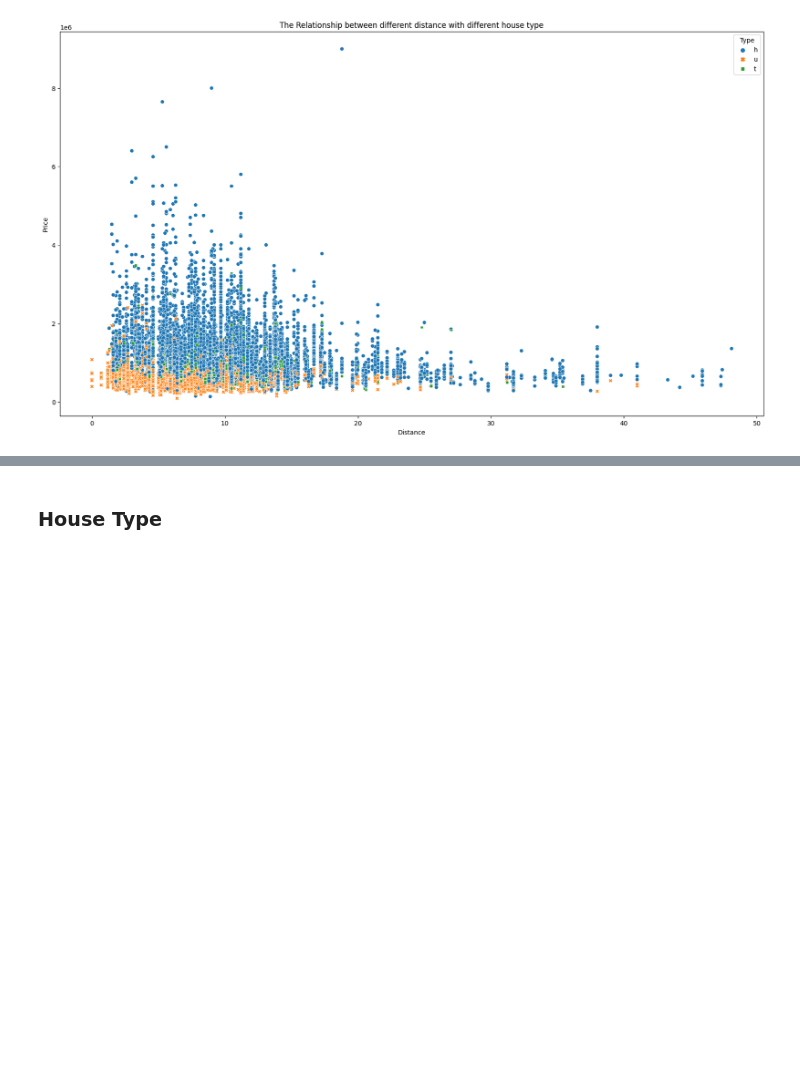
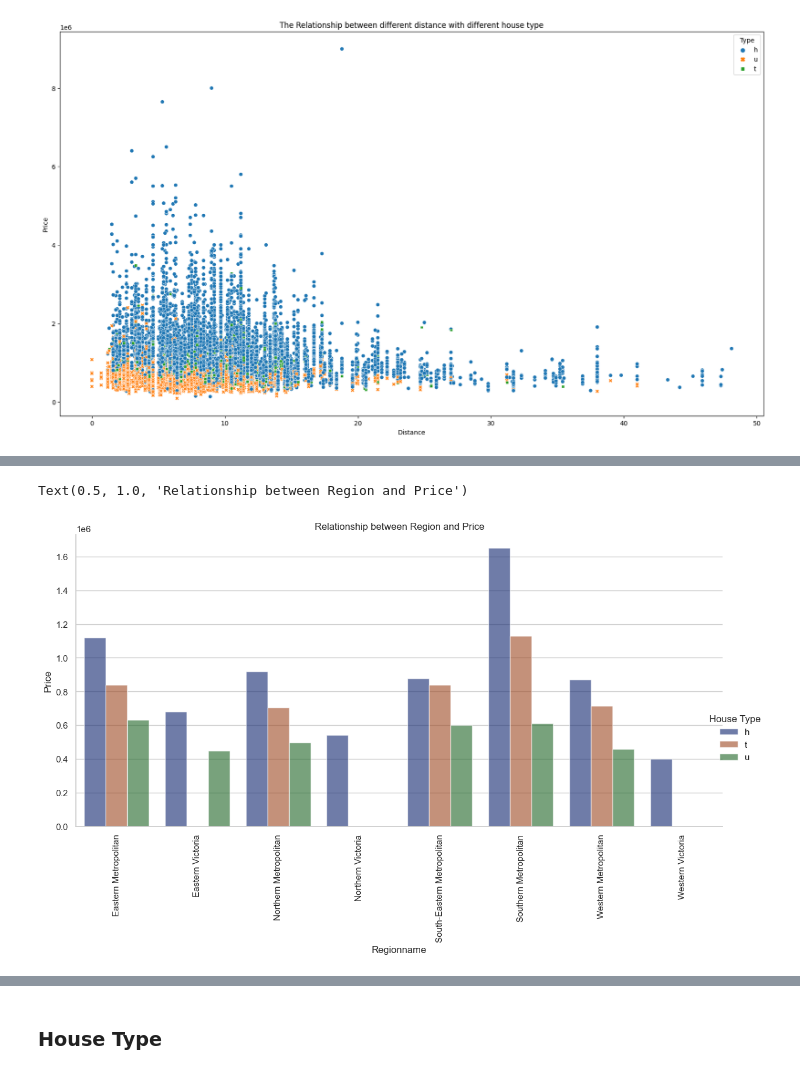
Before and after one commit to jingyun0312/Melbourne_house_1, a Jupyter notebook: mel_house.ipynb, the cells around one changed output, grey strips where cells are left out. Cells and saved outputs as stored; diff of their text form; code cells hidden in the pictures; blank space fills up the shorter version.

```diff
--- a/mel_house.ipynb
+++ b/mel_house.ipynb
@@ -388,0 +465,3 @@ plt.show()
+# %%
+median_prices = df_house.groupby(['Regionname', 'Type']).agg({'Price':np.median})
+df_median_prices = pd.DataFrame(median_prices).reset_index()
@@ -388,0 +488,17 @@ plt.show()
+# %%
+sns.set_theme(style="whitegrid")
+# f, ax = plt.subplots(figsize=(7, 5))
+g = sns.catplot(x='Regionname',y='Price',
+            data=df_median_prices,
+            hue='Type',
+            kind='bar',
+            errorbar="sd",
+            palette="dark",
+            alpha=.6,
+            height=6, aspect=2)
+plt.xticks(rotation=90)
+g.legend.set_title("House Type")
+plt.title('Relationship between Region and Price')
+# %% [output]
+Text(0.5, 1.0, 'Relationship between Region and Price')
+[figure, added]
```
Also changed, not shown: parts of 22 cells of this notebook.
